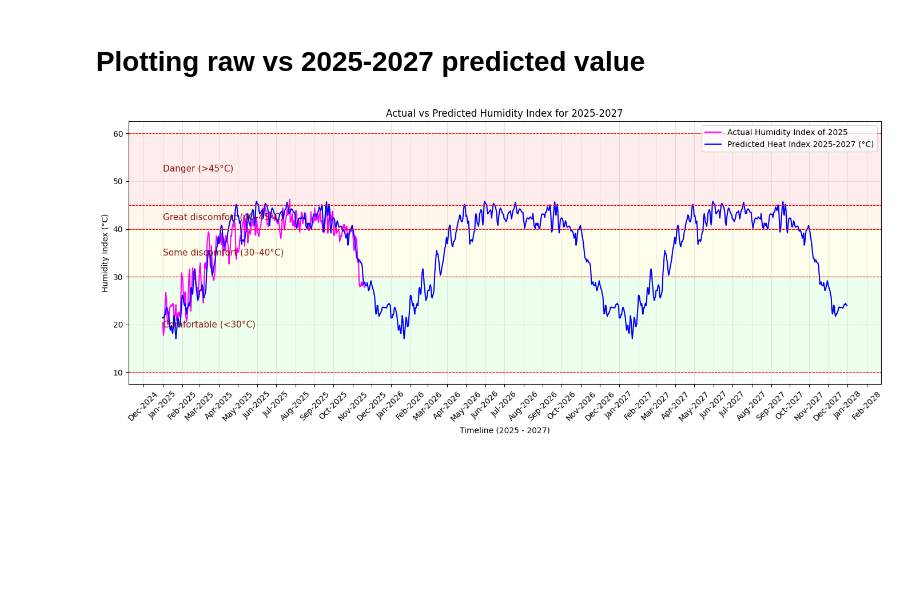
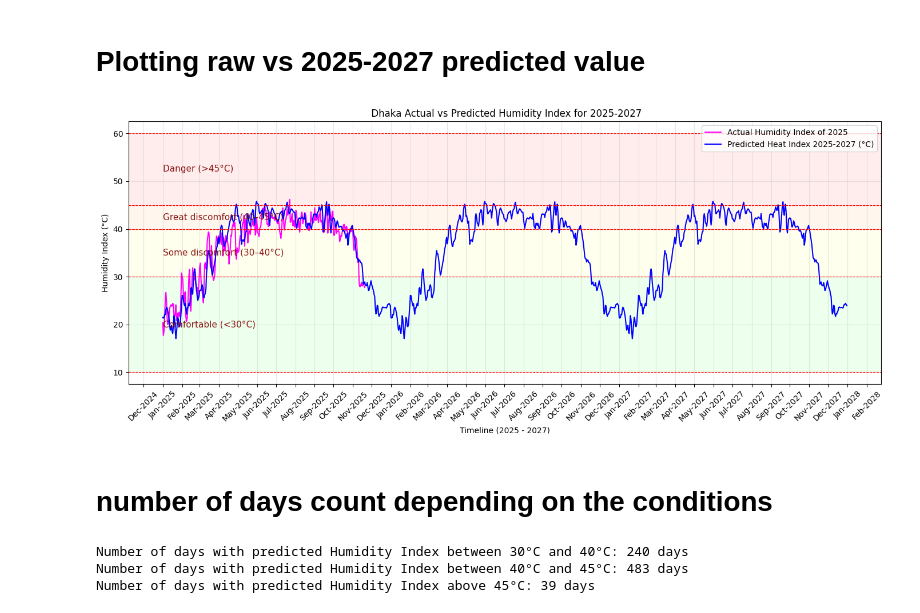
Before and after one commit to not-your-pancake/TCC-ensembling-paper, a Jupyter notebook: 4-Humidex/dhaka_humidex.ipynb, the cells around one changed output. Saved outputs shown, nothing was run; the diff lists cells and outputs as text; code cells hidden in the pictures; blank space fills up the shorter version.

Commit message:
comilla ar number of days meeting e discuss korbo amra eita niye

```diff
--- a/4-Humidex/dhaka_humidex.ipynb
+++ b/4-Humidex/dhaka_humidex.ipynb
@@ -1001,7 +1001,7 @@ plt.plot(rf_forecast_out2.index, rf_forecast_out2['pred_humidity_index'],
 
 plt.xlabel('Timeline (2025 - 2027)')
 plt.ylabel('Humidity Index (°C)')
-plt.title('Actual vs Predicted Humidity Index for 2025-2027')
+plt.title(' Dhaka Actual vs Predicted Humidity Index for 2025-2027')
 
 bands = [
     (10, 30, "Comfortable (<30°C)", (0, 1, 0, 0.07)),
@@ -1009,31 +1009,55 @@ bands = [
     (40, 45, "Great discomfort (40–45°C)", (1, 0.5, 0, 0.07)),
     (45, 60, "Danger (>45°C)", (1, 0, 0, 0.07))
 ]
 
 ax = plt.gca()
 
 for low, high, label, color in bands:
     ax.axhspan(low, high, facecolor=color, edgecolor=None)
     plt.axhline(y=low, color='red', linestyle='--', linewidth=0.8)
     plt.axhline(y=high, color='red', linestyle='--', linewidth=0.8)
     plt.text(
         x=no_null_HI_2025.index.min(),
         y=(low + high) / 2,
         s=label,
         fontsize=11,
         color="maroon",
         va="center",
         ha="left",
         alpha=0.9
     )
 
 plt.gca().xaxis.set_major_locator(mdates.MonthLocator())
 plt.gca().xaxis.set_major_formatter(mdates.DateFormatter('%b-%Y'))
 
 plt.xticks(rotation=45)
 plt.grid(alpha=0.3)
 plt.legend()
 plt.tight_layout()
 plt.show()
 # %% [output]
-[figure, old version]
+[figure, new version]
+# %% [markdown]
+# number of days count depending on the conditions
+# %%
+# 30 to 40 degrees celsius (some discomfort)
+days_30_40 = rf_forecast_out2[
+    (rf_forecast_out2['pred_humidity_index'] >= 30) &
+    (rf_forecast_out2['pred_humidity_index'] < 40)
+].shape[0]
+print(f"Number of days with predicted Humidity Index between 30°C and 40°C: {days_30_40} days")
+# 40 to 45 degrees celsius (great discomfort )
+days_40_45 = rf_forecast_out2[
+    (rf_forecast_out2['pred_humidity_index'] >= 40) &
+    (rf_forecast_out2['pred_humidity_index'] < 45)
+].shape[0]
+print(f"Number of days with predicted Humidity Index between 40°C and 45°C: {days_40_45} days")
+# above 45 degrees celsius ( danger )
+days_above_45 = rf_forecast_out2[
+    (rf_forecast_out2['pred_humidity_index'] >= 45)
+].shape[0]
+print(f"Number of days with predicted Humidity Index above 45°C: {days_above_45} days")
+# %% [output]
+Number of days with predicted Humidity Index between 30°C and 40°C: 240 days
+Number of days with predicted Humidity Index between 40°C and 45°C: 483 days
+Number of days with predicted Humidity Index above 45°C: 39 days
```
Also changed, not shown: 2 other files.
